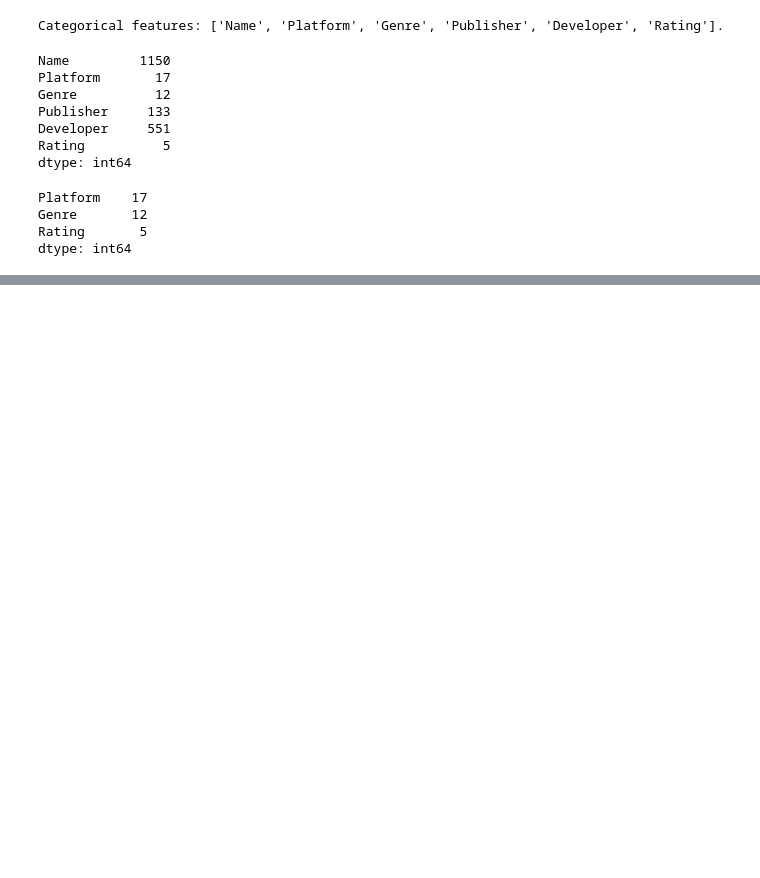
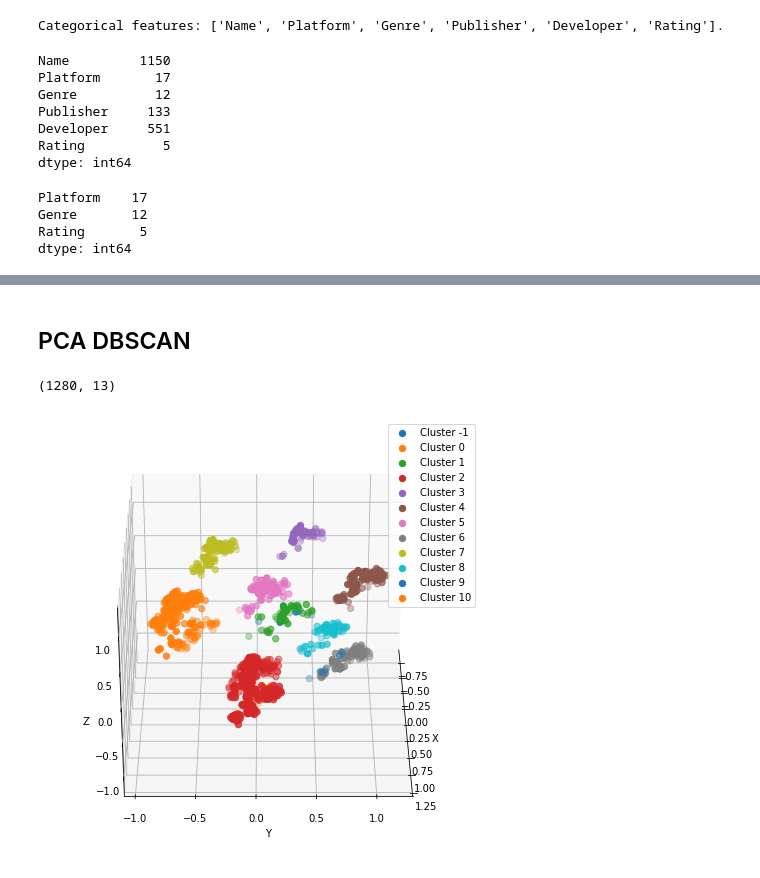
Before and after one commit to tsopeh/unsupervised_learning, a Jupyter notebook: video_games.ipynb, the cells around one changed output, grey strips where cells are left out. Saved outputs shown, nothing was run; the diff lists cells and outputs as text; code cells hidden in the pictures; blank space fills up the shorter version.

```diff
--- a/video_games.ipynb
+++ b/video_games.ipynb
@@ -417,0 +418,11 @@ plot_k_means_elbow_for_selected_features(pure_df_sample, continuous_features, ca
+# %%
+def prepare_data (df):
+    df = df.copy()
+    for col in get_all_categorical_columns(df):
+        dummies = pd.get_dummies(df[col], prefix=col)
+        df = pd.concat([df, dummies], axis=1)
+        df.drop(col, axis=1, inplace=True)
+    scaler = MinMaxScaler()
+    scaled_data = scaler.fit_transform(df)
+    pca = PCA(3, random_state=randomness_id)
+    return pca.fit_transform(scaled_data)
@@ -490,5 +494,5 @@ Genre       12
 Rating       5
 dtype: int64
 # %%
-cluster_labels = pca_k_means(new_df)
+k_means_cluster_labels = pca_k_means(new_df)
 # %% [output]
@@ -496,3 +500,39 @@ cluster_labels = pca_k_means(new_df)
 [figure]
 [figure]
 [interactive output not drawn]
+# %% [markdown]
+## PCA DBSCAN
+# %%
+def pca_dbscan(df):
+    print(df.shape)
+    X = prepare_data(df)
+    dbscan = DBSCAN(eps=0.2, n_jobs=-1).fit(X)
+    cluster_labels = dbscan.labels_
+    fig = plt.figure(figsize=(8, 8))
+    ax = fig.add_subplot(111, projection='3d')
+    for i in np.unique(cluster_labels):
+        ax.scatter(X[cluster_labels == i, 0], X[cluster_labels == i, 1], X[cluster_labels == i, 2],
+                   s=40,
+                   label=f"Cluster {i}")
+    ax.set_xlabel('X')
+    ax.set_ylabel('Y')
+    ax.set_zlabel('Z')
+    ax.legend()
+    ax.view_init(30, 0)
+    plt.show()
+
+    def animate(frame):
+        ax.view_init(30, frame * 3)
+        plt.pause(.0001)
+        return fig
+
+    anim = animation.FuncAnimation(fig, animate, frames=15, interval=100, cache_frame_data=False)
+    plt.close()
+    display(HTML(anim.to_jshtml(default_mode="reflect")))
+    # display(HTML(anim.to_html5_video(embed_limit=10)))
+    return cluster_labels
+# %%
+dbscan_cluster_labels = pca_dbscan(new_df)
+# %% [output]
+(1280, 13)
+[figure, added]
```
Also changed, not shown: parts of 6 cells of this notebook.
